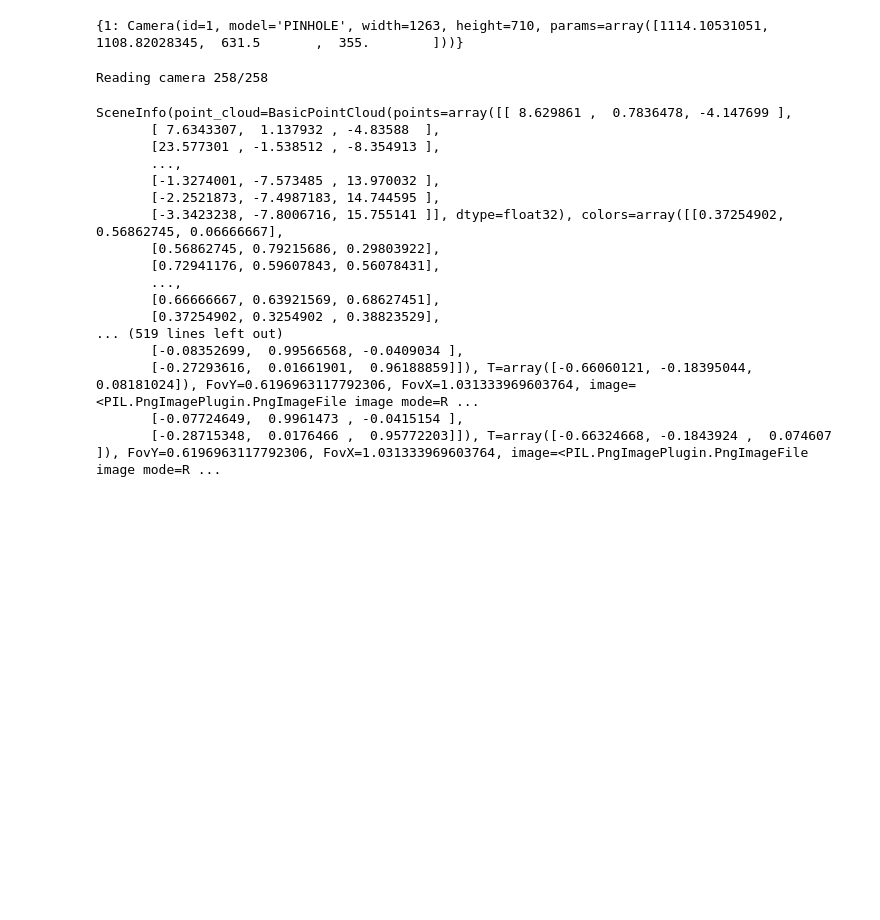
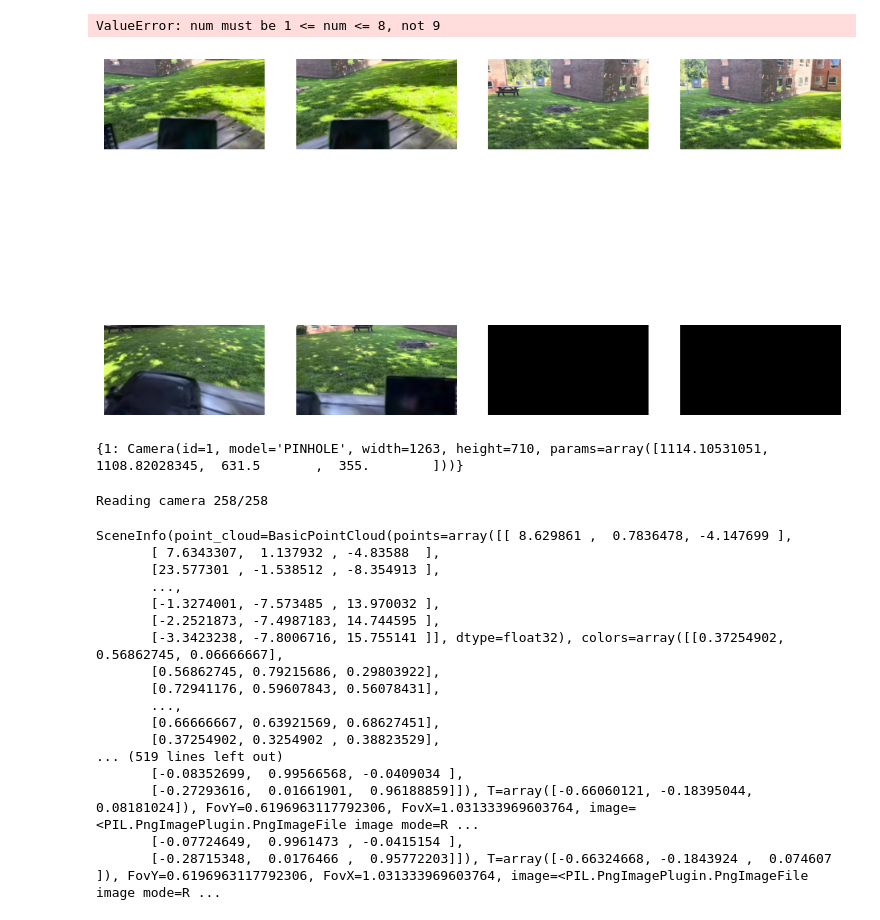
Before and after one commit to yogi512/gaussian-splatting, a Jupyter notebook: gaze2cam.ipynb, the cells around one changed output. Saved outputs shown, nothing was run; the diff lists cells and outputs as text; code cells hidden in the pictures; blank space fills up the shorter version.

```diff
--- a/gaze2cam.ipynb
+++ b/gaze2cam.ipynb
@@ -20,6 +20,15 @@ import numpy as np
 import matplotlib.pyplot as plt
 import seaborn as sns
 import pandas as pd
+# %%
+# see the output egocentric images
+
+path = './output/work/test/ours_30000/renders'
+
+# plt the images in the path in a grid of 8 images
+# %% [output]
+ValueError: num must be 1 <= num <= 8, not 9
+[figure, added]
 # %%
 cam_extrinsics = read_extrinsics_binary('./data/custom/work/sparse/0/images.bin')
 cam_intrinsics = read_intrinsics_binary('./data/custom/work/sparse/0/cameras.bin')
```
Also changed, not shown: 1 other file.
